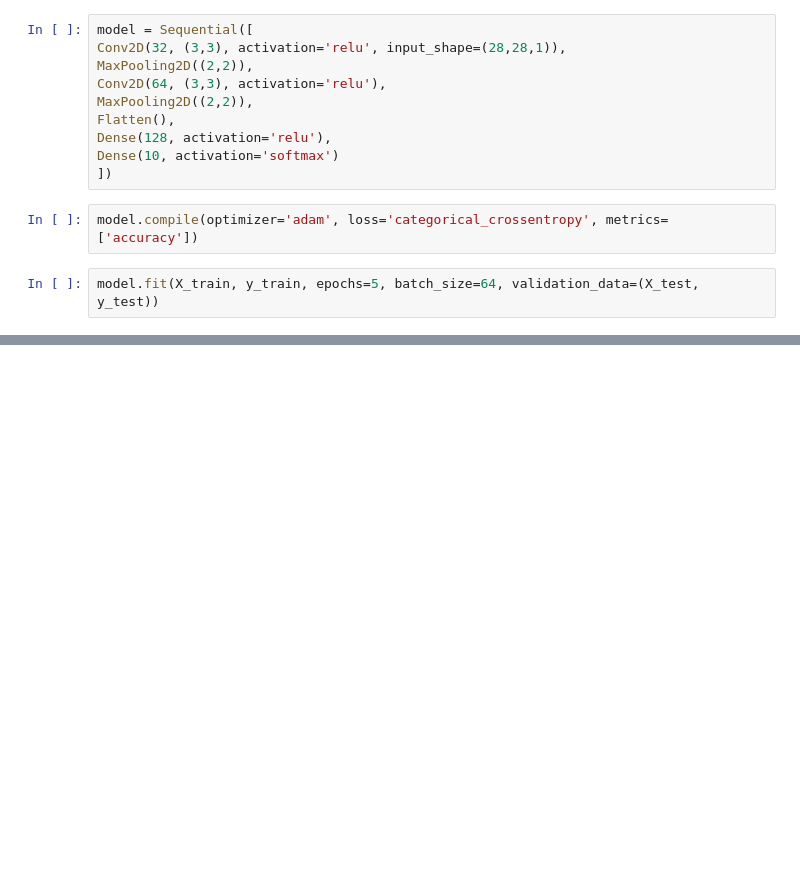
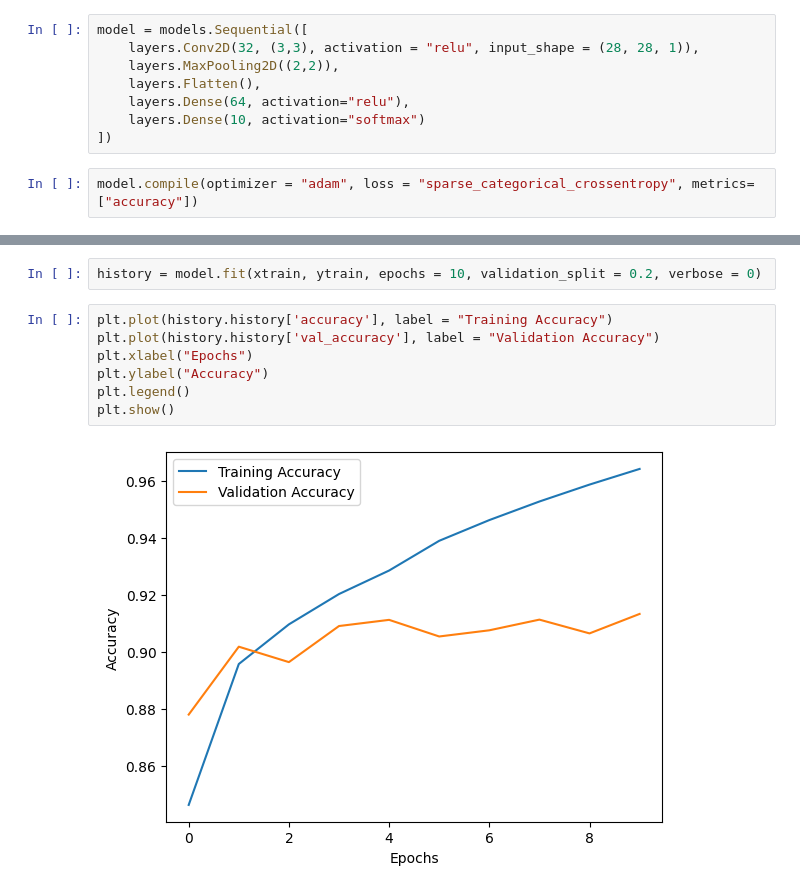
Before and after one commit to ArpitaDeshmukh2024/SPPU_DL_practicals, a Jupyter notebook: DL3.ipynb, the cells around one changed output, grey strips where cells are left out. Cells and saved outputs as stored; diff of their text form; blank space fills up the shorter version.

```diff
--- a/DL3.ipynb
+++ b/DL3.ipynb
@@ -25,14 +23,10 @@ y_test = to_categorical(y_test, 10)
 # %%
-model = Sequential([
-Conv2D(32, (3,3), activation='relu', input_shape=(28,28,1)),
-MaxPooling2D((2,2)),
-Conv2D(64, (3,3), activation='relu'),
-MaxPooling2D((2,2)),
-Flatten(),
-Dense(128, activation='relu'),
-Dense(10, activation='softmax')
+model = models.Sequential([
+    layers.Conv2D(32, (3,3), activation = "relu", input_shape = (28, 28, 1)),
+    layers.MaxPooling2D((2,2)),
+    layers.Flatten(),
+    layers.Dense(64, activation="relu"),
+    layers.Dense(10, activation="softmax")
 ])
 # %%
-model.compile(optimizer='adam', loss='categorical_crossentropy', metrics=['accuracy'])
+model.compile(optimizer = "adam", loss = "sparse_categorical_crossentropy", metrics=["accuracy"])
-# %%
-model.fit(X_train, y_train, epochs=5, batch_size=64, validation_data=(X_test, y_test))
@@ -51 +33,12 @@ Epoch 5/5
+# %%
+history = model.fit(xtrain, ytrain, epochs = 10, validation_split = 0.2, verbose = 0)
+# %%
+plt.plot(history.history['accuracy'], label = "Training Accuracy")
+plt.plot(history.history['val_accuracy'], label = "Validation Accuracy")
+plt.xlabel("Epochs")
+plt.ylabel("Accuracy")
+plt.legend()
+plt.show()
+# %% [output]
+[figure, added]
 # %%
```
Also changed, not shown: parts of 5 cells of this notebook.
